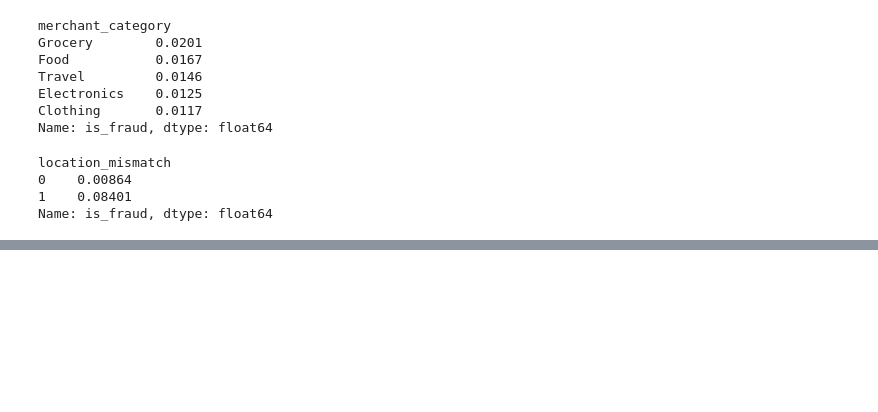
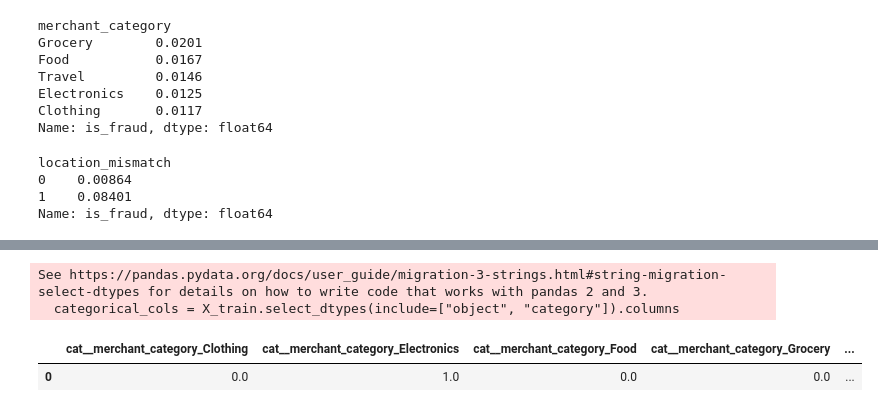
Before and after one commit to lefteristran/Python-Projects_Machine_Learning, a Jupyter notebook: fraud_card.ipynb, the cells around one changed output, grey strips where cells are left out. Cells and saved outputs as stored; diff of their text form; code cells hidden in the pictures; blank space fills up the shorter version.

```diff
--- a/fraud_card.ipynb
+++ b/fraud_card.ipynb
@@ -326,0 +262,34 @@ Name: is_fraud, dtype: float64
+# %%
+#Encode categorical variables - One hot encoding
+from sklearn.preprocessing import OneHotEncoder, StandardScaler
+from sklearn.compose import ColumnTransformer
+
+# select columns
+categorical_cols = X_train.select_dtypes(include=["object", "category"]).columns
+numerical_cols = X_train.select_dtypes(include=["int64", "float64"]).columns
+
+# create transformer
+preprocessor = ColumnTransformer(
+    transformers=[
+        ("cat", OneHotEncoder(handle_unknown="ignore"), categorical_cols),
+        ("num", StandardScaler(), numerical_cols)
+    ]
+)
+
+# fit on train, transform both
+X_train = preprocessor.fit_transform(X_train)
+X_test = preprocessor.transform(X_test)
+
+# convert back to DataFrame
+cols = preprocessor.get_feature_names_out()
+
+X_train = pd.DataFrame(X_train, columns=cols)
+X_test = pd.DataFrame(X_test, columns=cols)
+# %% [output]
+See https://pandas.pydata.org/docs/user_guide/migration-3-strings.html#string-migration-select-dtypes for details on how to write code that works with pandas 2 and 3.
+  categorical_cols = X_train.select_dtypes(include=["object", "category"]).columns
+# %%
+X_test.head(1)
+# %% [output]
+|  | cat__merchant_category_Clothing | cat__merchant_category_Electronics | cat__merchant_category_Food | cat__merchant_category_Grocery | ... |
+| 0 | 0.0 | 1.0 | 0.0 | 0.0 | ... |
```
Also changed, not shown: parts of 22 cells of this notebook.
